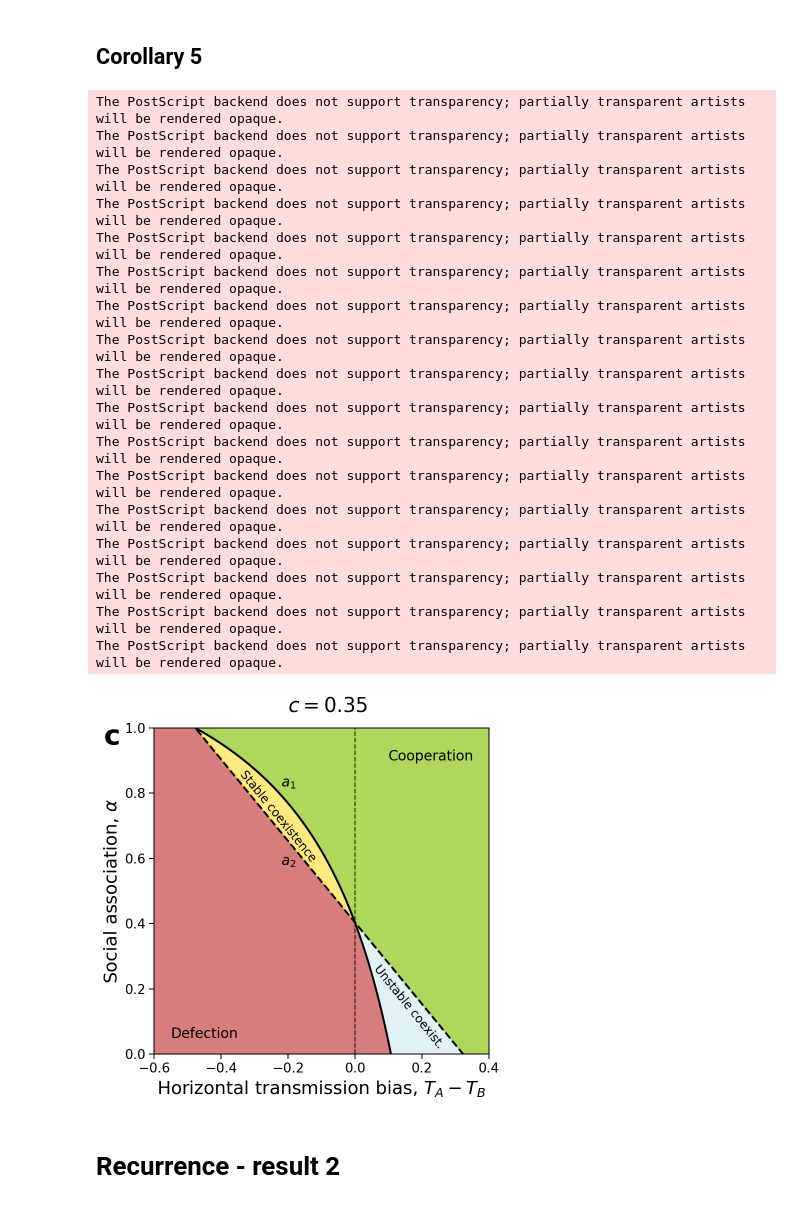
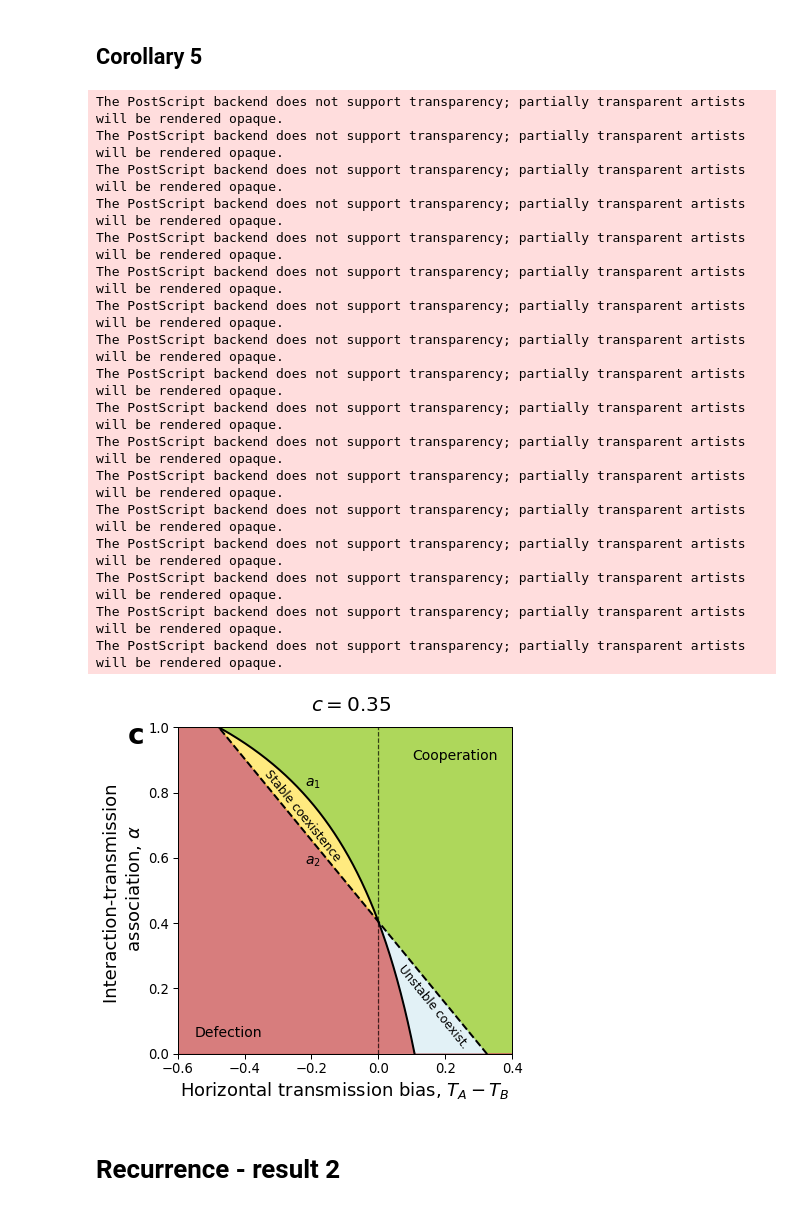
Before and after one commit to yoavram-lab/CulturalCooperation, a Jupyter notebook: ms/figures.ipynb, the cells around one changed output. Cells and saved outputs as stored; diff of their text form; code cells hidden in the pictures.

Commit message:
Change soical assosication to interaction-transmission association

```diff
--- a/ms/figures.ipynb
+++ b/ms/figures.ipynb
@@ -143,35 +143,35 @@ ax.set(xlim=(ΔT.min(), ΔT.max()), ylim=(0, 1),
        xticks=np.linspace(ΔT.min(), ΔT.max(), 6),
 )
 ax.set_xlabel('Horizontal transmission bias, $T_A - T_B$', fontsize=18)
-ax.set_ylabel(r'Social association, $\alpha$', fontsize=18)
+ax.set_ylabel('Interaction-transmission \n association, ' + r'$\alpha$', fontsize=18)
 
 ax.text(-0.22, 0.82, r'$a_1$', fontdict=fontdict)
 ax.text(-0.22, 0.58, r'$a_2$', fontdict=fontdict)
 ax.text(-0.75, 0.95, 'c', fontdict=dict(fontsize=28, weight='bold'))
 ax.text(-0.2, 1.05, '$c={}$'.format(c), fontdict=dict(fontsize=20))
 
 
 fig.savefig('Figures/Result2_alpha.pdf')
 fig.savefig('Figures/Result2_alpha.eps')
 # %% [output]
 The PostScript backend does not support transparency; partially transparent artists will be rendered opaque.
 The PostScript backend does not support transparency; partially transparent artists will be rendered opaque.
 The PostScript backend does not support transparency; partially transparent artists will be rendered opaque.
 The PostScript backend does not support transparency; partially transparent artists will be rendered opaque.
 The PostScript backend does not support transparency; partially transparent artists will be rendered opaque.
 The PostScript backend does not support transparency; partially transparent artists will be rendered opaque.
 The PostScript backend does not support transparency; partially transparent artists will be rendered opaque.
 The PostScript backend does not support transparency; partially transparent artists will be rendered opaque.
 The PostScript backend does not support transparency; partially transparent artists will be rendered opaque.
 The PostScript backend does not support transparency; partially transparent artists will be rendered opaque.
 The PostScript backend does not support transparency; partially transparent artists will be rendered opaque.
 The PostScript backend does not support transparency; partially transparent artists will be rendered opaque.
 The PostScript backend does not support transparency; partially transparent artists will be rendered opaque.
 The PostScript backend does not support transparency; partially transparent artists will be rendered opaque.
 The PostScript backend does not support transparency; partially transparent artists will be rendered opaque.
 The PostScript backend does not support transparency; partially transparent artists will be rendered opaque.
 The PostScript backend does not support transparency; partially transparent artists will be rendered opaque.
-[figure, old version]
+[figure, new version]
 # %% [markdown]
 # Recurrence - result 2
 # %%
```
Also changed, not shown: parts of 1 cell of this notebook, 4 other files.
